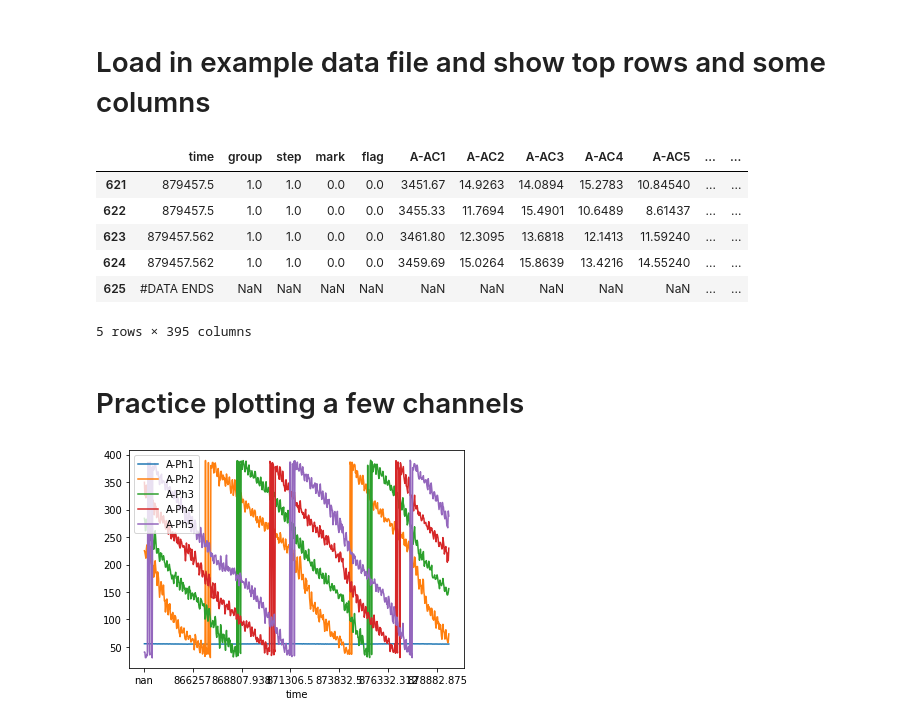
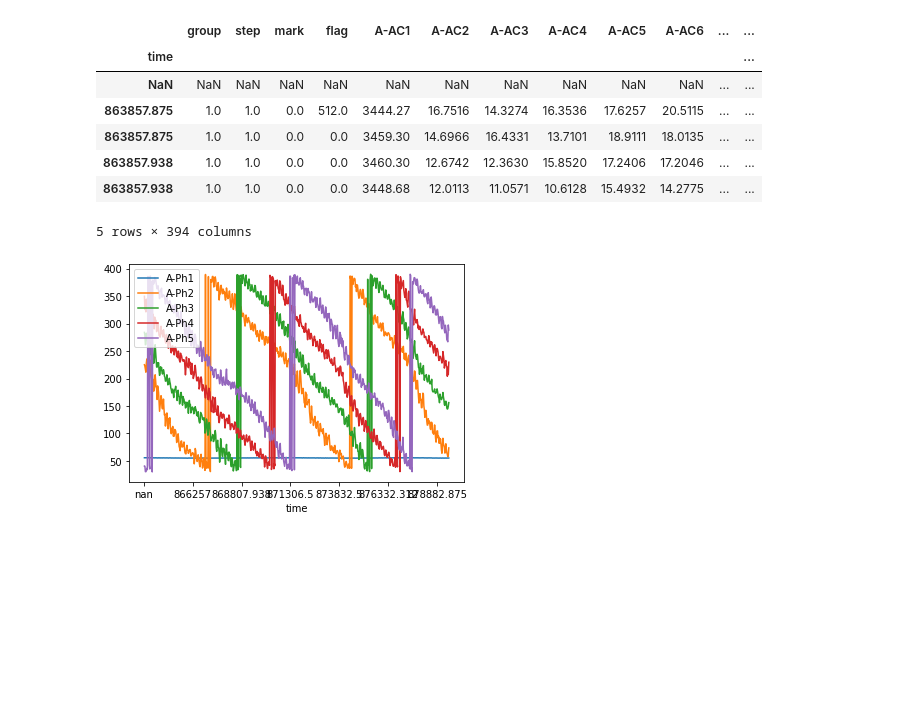
Before and after one commit to kylemath/pyoptical, a Jupyter notebook: optical_load.ipynb, the cells around one changed output. Cells and saved outputs as stored; diff of their text form; code cells hidden in the pictures; blank space fills up the shorter version.

```diff
--- a/optical_load.ipynb
+++ b/optical_load.ipynb
@@ -1,24 +1,20 @@
 # %%
 import pandas as pd
 import matplotlib.pyplot as plt
-import numpy as np
+
+filename = "data/trigs001a.001"
+data = pd.read_csv(filename, skiprows=188, sep='\t', index_col='time')
+
+data.head()
+# %% [output]
+|  | group | step | mark | flag | A-AC1 | A-AC2 | A-AC3 | A-AC4 | A-AC5 | A-AC6 | ... | ... |
+| time |  |  |  |  |  |  |  |  |  |  |  | ... |
+| NaN | NaN | NaN | NaN | NaN | NaN | NaN | NaN | NaN | NaN | NaN | ... | ... |
+| 863857.875 | 1.0 | 1.0 | 0.0 | 512.0 | 3444.27 | 16.7516 | 14.3274 | 16.3536 | 17.6257 | 20.5115 | ... | ... |
+| 863857.875 | 1.0 | 1.0 | 0.0 | 0.0 | 3459.30 | 14.6966 | 16.4331 | 13.7101 | 18.9111 | 18.0135 | ... | ... |
+| 863857.938 | 1.0 | 1.0 | 0.0 | 0.0 | 3460.30 | 12.6742 | 12.3630 | 15.8520 | 17.2406 | 17.2046 | ... | ... |
+| 863857.938 | 1.0 | 1.0 | 0.0 | 0.0 | 3448.68 | 12.0113 | 11.0571 | 10.6128 | 15.4932 | 14.2775 | ... | ... |
+5 rows × 394 columns
-# %% [markdown]
-# Load in example data file and show top rows and some columns
-# %%
-filename = "data/trigs001a.001"
-data = pd.read_csv(filename, skiprows=188, sep='\t')
-
-data.tail()
-# %% [output]
-|  | time | group | step | mark | flag | A-AC1 | A-AC2 | A-AC3 | A-AC4 | A-AC5 | ... | ... |
-| 621 | 879457.5 | 1.0 | 1.0 | 0.0 | 0.0 | 3451.67 | 14.9263 | 14.0894 | 15.2783 | 10.84540 | ... | ... |
-| 622 | 879457.5 | 1.0 | 1.0 | 0.0 | 0.0 | 3455.33 | 11.7694 | 15.4901 | 10.6489 | 8.61437 | ... | ... |
-| 623 | 879457.562 | 1.0 | 1.0 | 0.0 | 0.0 | 3461.80 | 12.3095 | 13.6818 | 12.1413 | 11.59240 | ... | ... |
-| 624 | 879457.562 | 1.0 | 1.0 | 0.0 | 0.0 | 3459.69 | 15.0264 | 15.8639 | 13.4216 | 14.55240 | ... | ... |
-| 625 | #DATA ENDS | NaN | NaN | NaN | NaN | NaN | NaN | NaN | NaN | NaN | ... | ... |
-5 rows × 395 columns
-# %% [markdown]
-# Practice plotting a few channels
 # %%
 data[["A-Ph1", "A-Ph2", "A-Ph3", "A-Ph4", "A-Ph5"]].plot()
 plt.show()
```
Also changed, not shown: parts of 4 cells of this notebook, 1 other file.
